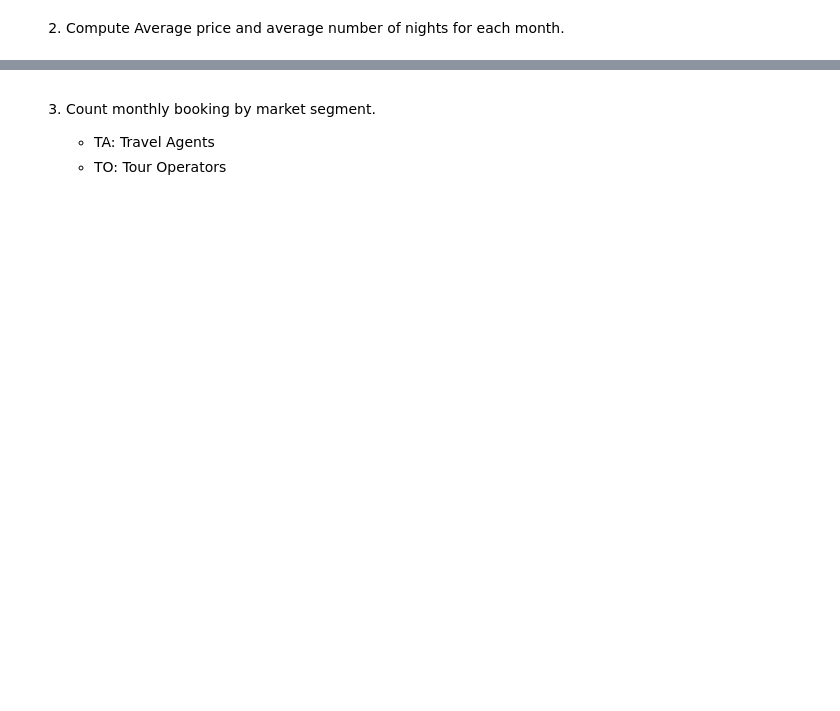
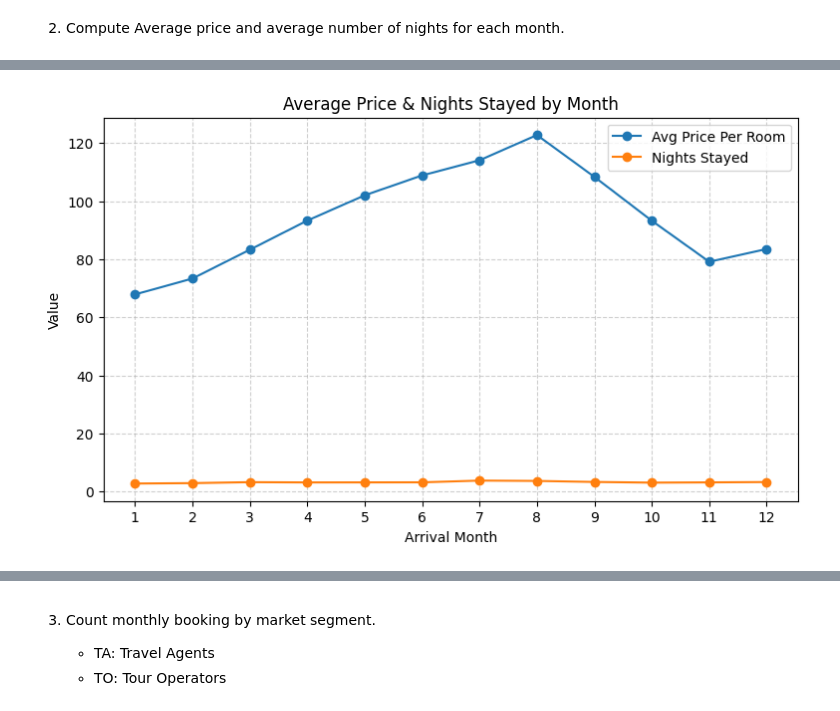
Before and after one commit to nickocruzm/FinalProject236, a Jupyter notebook: Phase02.ipynb, the cells around one changed output, grey strips where cells are left out. Cells and saved outputs as stored; diff of their text form; code cells hidden in the pictures; blank space fills up the shorter version.

```diff
--- a/Phase02.ipynb
+++ b/Phase02.ipynb
@@ -56,3 +75,40 @@ df.groupby("arrival_month")[["avg_price_per_room", 'stayed_nights']].mean()
 | 10 | 93.250079 | 3.043879 |
 | 11 | 79.127639 | 3.134131 |
 | 12 | 83.504243 | 3.252321 |
+# %%
+import matplotlib.pyplot as plt
+
+# Calculate monthly averages
+monthly_avg = (
+    df.groupby("arrival_month")[["avg_price_per_room", "nights_stayed"]]
+    .mean()
+    .reset_index()
+)
+
+# Line plot
+plt.figure(figsize=(9, 5))
+
+plt.plot(
+    monthly_avg['arrival_month'],
+    monthly_avg['avg_price_per_room'],
+    marker='o',
+    label='Avg Price Per Room'
+)
+
+plt.plot(
+    monthly_avg['arrival_month'],
+    monthly_avg['nights_stayed'],
+    marker='o',
+    label='Nights Stayed'
+)
+
+plt.title("Average Price & Nights Stayed by Month")
+plt.xlabel("Arrival Month")
+plt.ylabel("Value")
+plt.xticks(range(1, 13))
+plt.grid(True, linestyle='--', alpha=0.6)
+plt.legend()
+
+plt.show()
+# %% [output]
+[figure, added]
```
Also changed, not shown: parts of 5 cells of this notebook, 7 other files.
